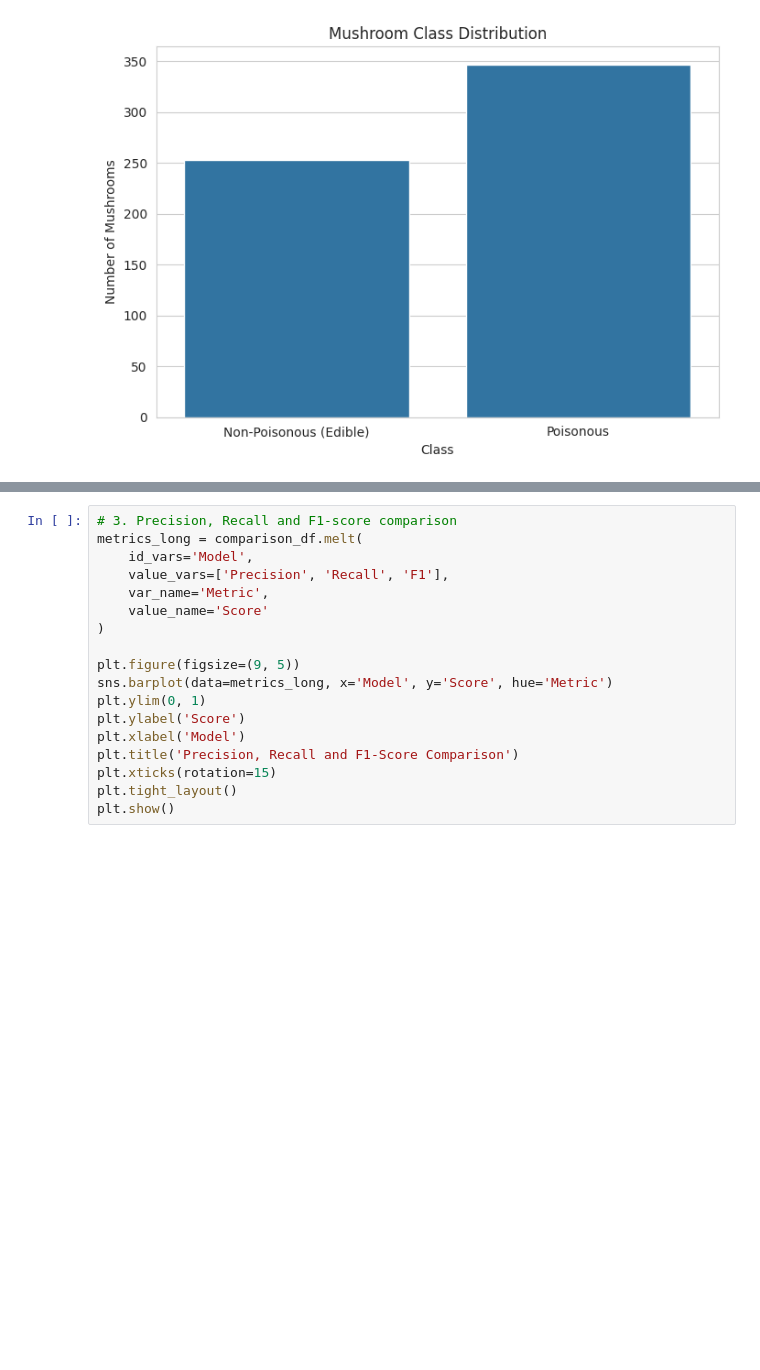
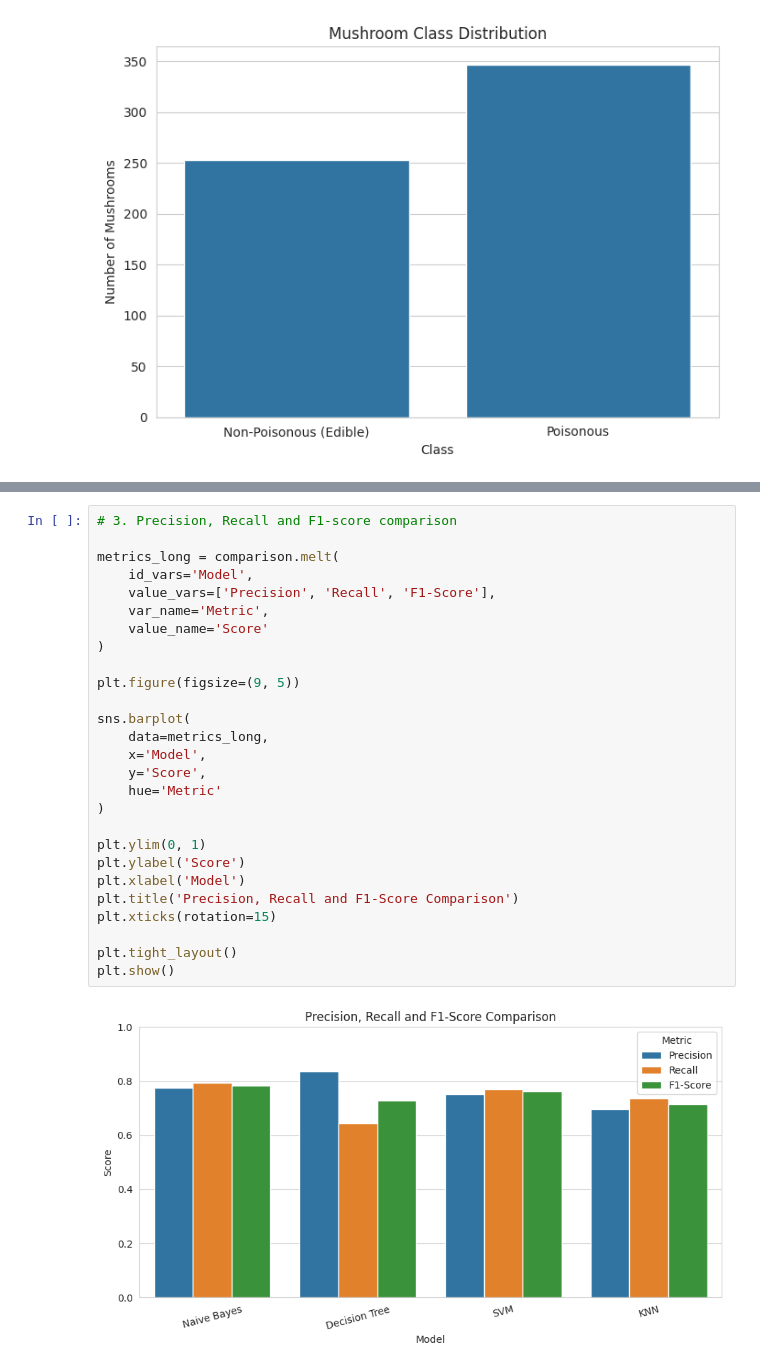
Before and after one commit to Muskan99113-cell/mushroom-classification-ml, a Jupyter notebook: mushroom_classification_with_graphs.ipynb, the cells around one changed output, grey strips where cells are left out. Cells and saved outputs as stored; diff of their text form; blank space fills up the shorter version.

```diff
--- a/mushroom_classification_with_graphs.ipynb
+++ b/mushroom_classification_with_graphs.ipynb
@@ -549,18 +548,29 @@ NameError: name 'comparison_df' is not defined
 # %%
 # 3. Precision, Recall and F1-score comparison
-metrics_long = comparison_df.melt(
+
+metrics_long = comparison.melt(
     id_vars='Model',
-    value_vars=['Precision', 'Recall', 'F1'],
+    value_vars=['Precision', 'Recall', 'F1-Score'],
     var_name='Metric',
     value_name='Score'
 )
 
 plt.figure(figsize=(9, 5))
-sns.barplot(data=metrics_long, x='Model', y='Score', hue='Metric')
+
+sns.barplot(
+    data=metrics_long,
+    x='Model',
+    y='Score',
+    hue='Metric'
+)
+
 plt.ylim(0, 1)
 plt.ylabel('Score')
 plt.xlabel('Model')
 plt.title('Precision, Recall and F1-Score Comparison')
 plt.xticks(rotation=15)
+
 plt.tight_layout()
 plt.show()
+# %% [output]
+[figure, added]
```
Also changed, not shown: parts of 1 cell of this notebook.
